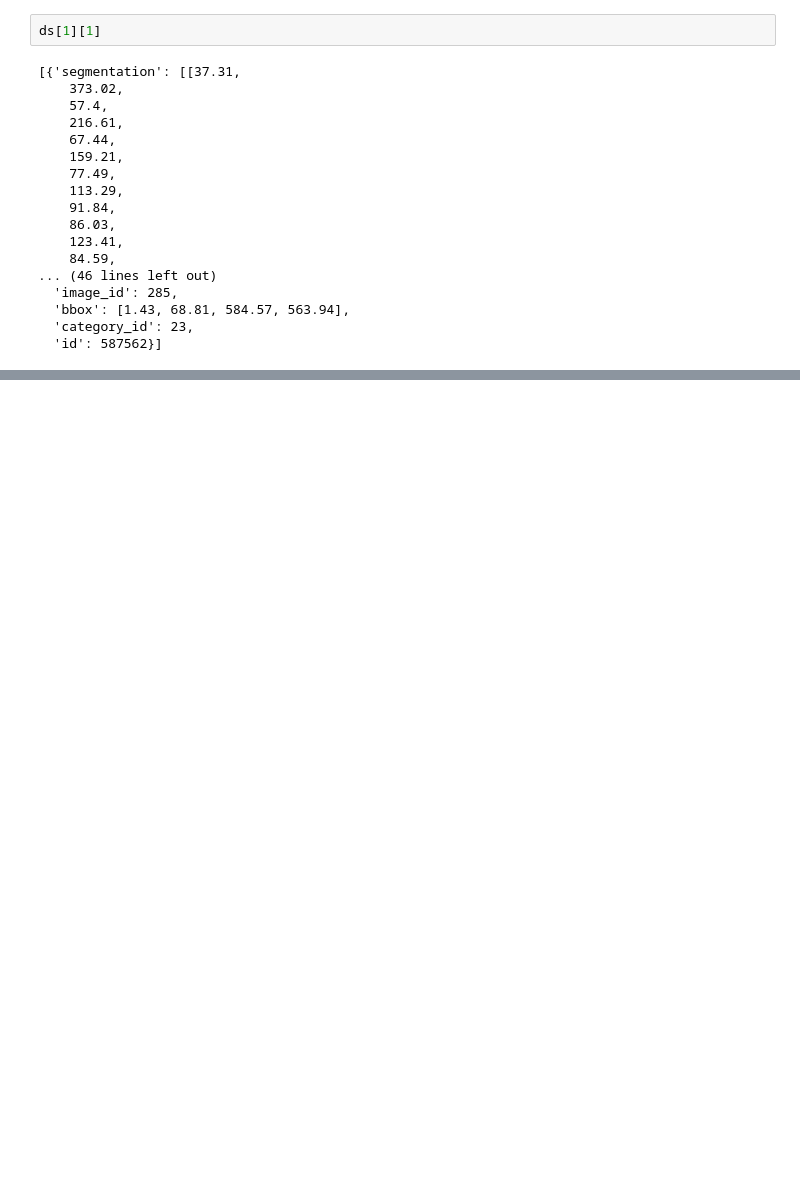
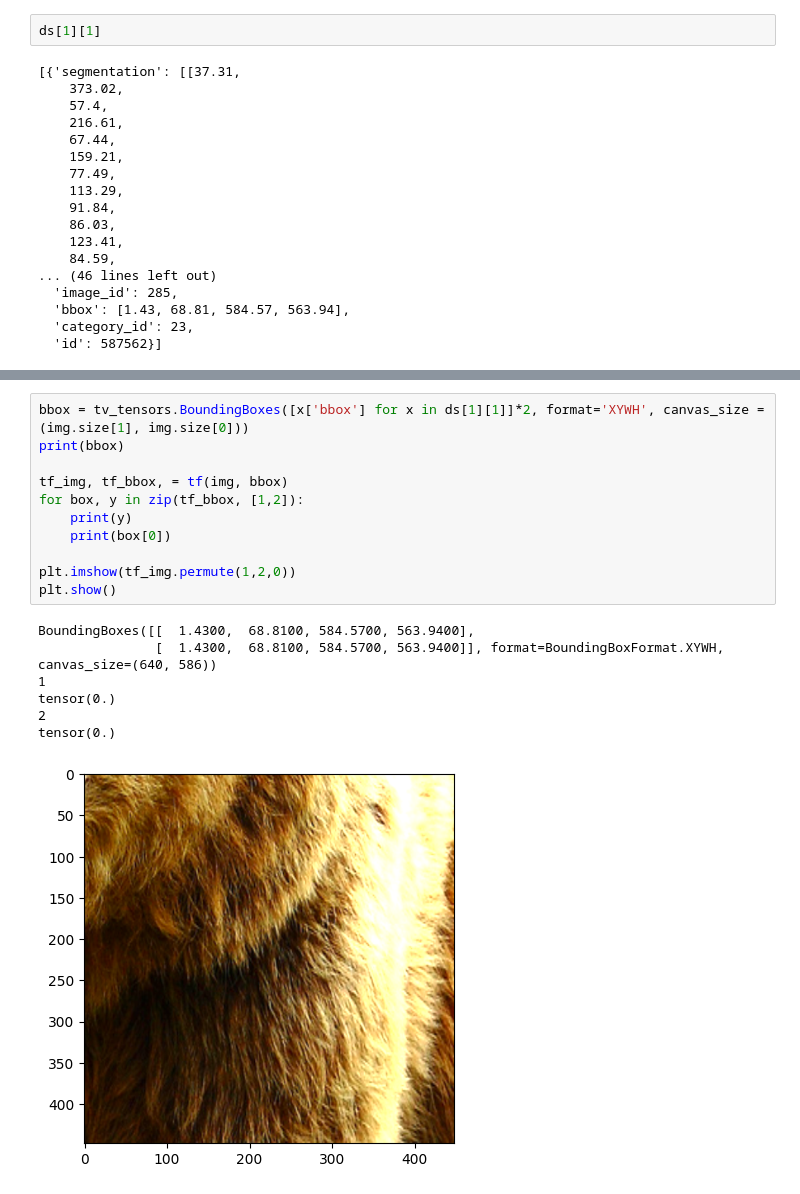
Before and after one commit to ajwatras/YOLO, a Jupyter notebook: main.ipynb, the cells around one changed output, grey strips where cells are left out. Cells and saved outputs as stored; diff of their text form; blank space fills up the shorter version.

```diff
--- a/main.ipynb
+++ b/main.ipynb
@@ -131,0 +133,19 @@ ValueError: Found multiple HxW dimensions in the sample: '(586, 640)', '(640, 58
+# %%
+bbox = tv_tensors.BoundingBoxes([x['bbox'] for x in ds[1][1]]*2, format='XYWH', canvas_size = (img.size[1], img.size[0]))
+print(bbox)
+
+tf_img, tf_bbox, = tf(img, bbox)
+for box, y in zip(tf_bbox, [1,2]):
+    print(y)
+    print(box[0])
+
+plt.imshow(tf_img.permute(1,2,0))
+plt.show()
+# %% [output]
+BoundingBoxes([[  1.4300,  68.8100, 584.5700, 563.9400],
+               [  1.4300,  68.8100, 584.5700, 563.9400]], format=BoundingBoxFormat.XYWH, canvas_size=(640, 586))
+1
+tensor(0.)
+2
+tensor(0.)
+[figure, added]
```
Also changed, not shown: parts of 12 cells of this notebook, 1 other file.
